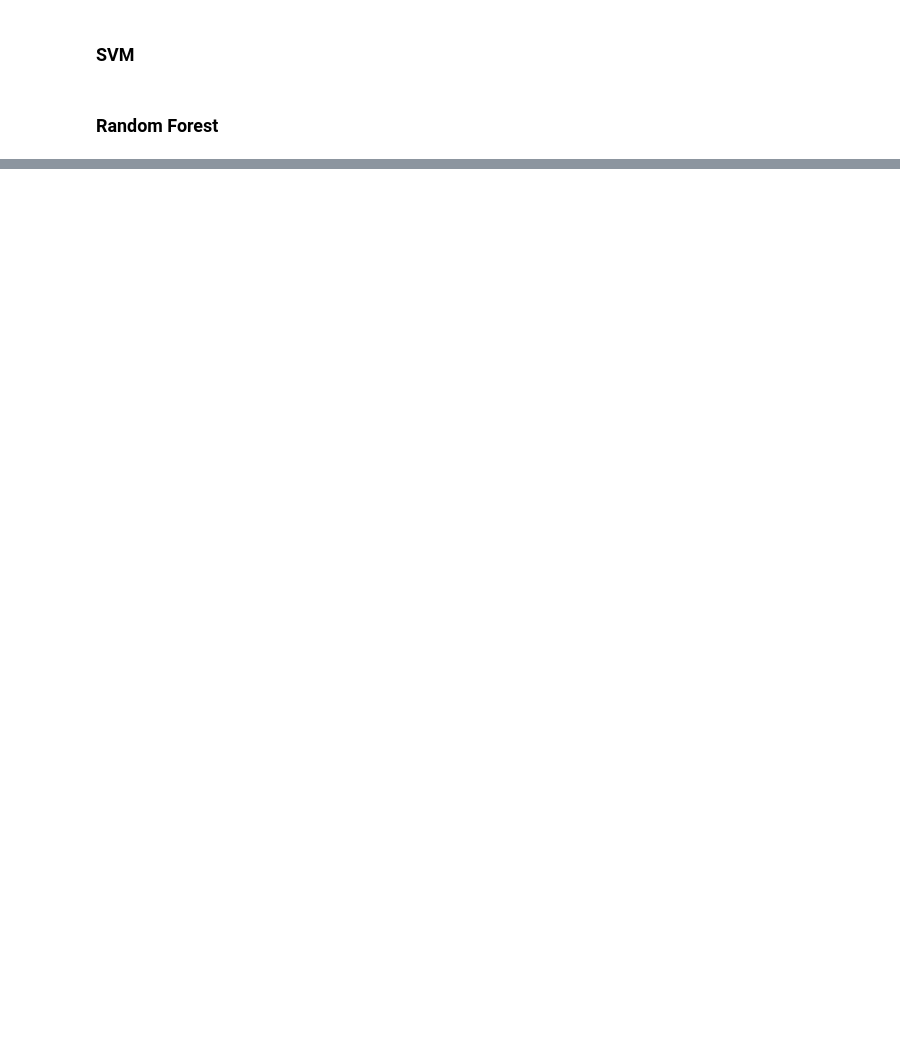
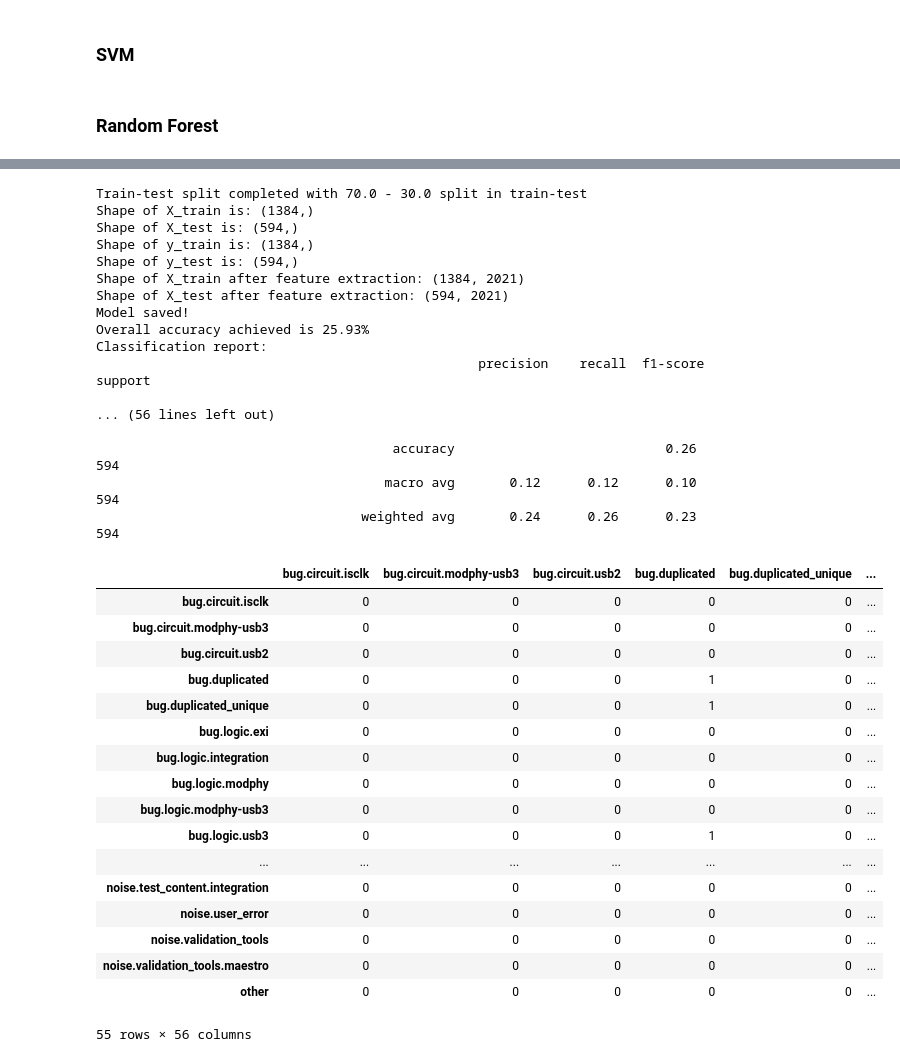
Before and after one commit to NicoleNL/ML-Track, a Jupyter notebook: Similarity_analytics_20210921.ipynb, the cells around one changed output, grey strips where cells are left out. Saved outputs shown, nothing was run; the diff lists cells and outputs as text; code cells hidden in the pictures; blank space fills up the shorter version.

```diff
--- a/Similarity_analytics_20210921.ipynb
+++ b/Similarity_analytics_20210921.ipynb
@@ -1379,3 +1310,50 @@ Classification report:
+# %%
+X = df["title_clean"]
+y= df["problem_area"]
+test_size = 0.3
+ngram_range = (1,1)
+fe_type = "bagofwords"
+model_type = None
+save_path = "C:/Users/nchong/OneDrive - Intel Corporation/Documents/Debug Similarity Analytics and Bucketization Framework/General/VICE/python_ir/"
+ascend= None
+supervised_lng(X,y,test_size,ngram_range,fe_type,model_type,ascend,save_path)
+# supervised_lng(X=df["title_clean"],y= df["problem_area"],test_size= 0.3,ngram_range= (1,1),fe_type= "bagofwords",model_type= "NB",ascend=None,save_path="C:/Users/nchong/OneDrive - Intel Corporation/Documents/Debug Similarity Analytics and Bucketization Framework/General/VICE/python_ir/")
+# %% [output]
+Train-test split completed with 70.0 - 30.0 split in train-test
+Shape of X_train is: (1384,)
+Shape of X_test is: (594,)
+Shape of y_train is: (1384,)
+Shape of y_test is: (594,)
+Shape of X_train after feature extraction: (1384, 2021)
+Shape of X_test after feature extraction: (594, 2021)
+Model saved!
+Overall accuracy achieved is 25.93%
+Classification report:
+                                                 precision    recall  f1-score   support
+
+... (56 lines left out)
+
+                                      accuracy                           0.26       594
+                                     macro avg       0.12      0.12      0.10       594
+                                  weighted avg       0.24      0.26      0.23       594
+|  | bug.circuit.isclk | bug.circuit.modphy-usb3 | bug.circuit.usb2 | bug.duplicated | bug.duplicated_unique | ... |
+| bug.circuit.isclk | 0 | 0 | 0 | 0 | 0 | ... |
+| bug.circuit.modphy-usb3 | 0 | 0 | 0 | 0 | 0 | ... |
+| bug.circuit.usb2 | 0 | 0 | 0 | 0 | 0 | ... |
+| bug.duplicated | 0 | 0 | 0 | 1 | 0 | ... |
+| bug.duplicated_unique | 0 | 0 | 0 | 1 | 0 | ... |
+| bug.logic.exi | 0 | 0 | 0 | 0 | 0 | ... |
+| bug.logic.integration | 0 | 0 | 0 | 0 | 0 | ... |
+| bug.logic.modphy | 0 | 0 | 0 | 0 | 0 | ... |
+| bug.logic.modphy-usb3 | 0 | 0 | 0 | 0 | 0 | ... |
+| bug.logic.usb3 | 0 | 0 | 0 | 1 | 0 | ... |
+| ... | ... | ... | ... | ... | ... | ... |
+| noise.test_content.integration | 0 | 0 | 0 | 0 | 0 | ... |
+| noise.user_error | 0 | 0 | 0 | 0 | 0 | ... |
+| noise.validation_tools | 0 | 0 | 0 | 0 | 0 | ... |
+| noise.validation_tools.maestro | 0 | 0 | 0 | 0 | 0 | ... |
+| other | 0 | 0 | 0 | 0 | 0 | ... |
+55 rows × 56 columns
 # %%
 #Non negative matrix factorization
 # df3 = df.copy()
```
Also changed, not shown: parts of 14 cells of this notebook.
